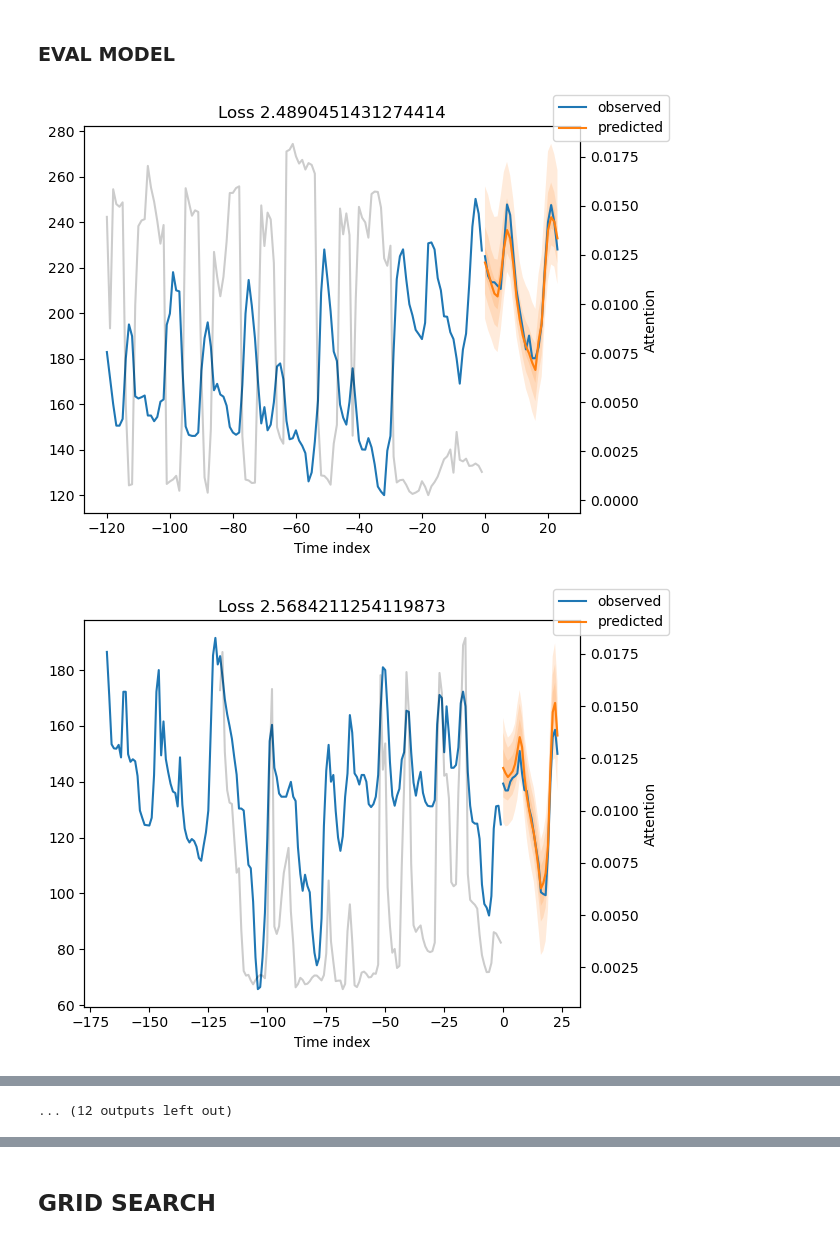
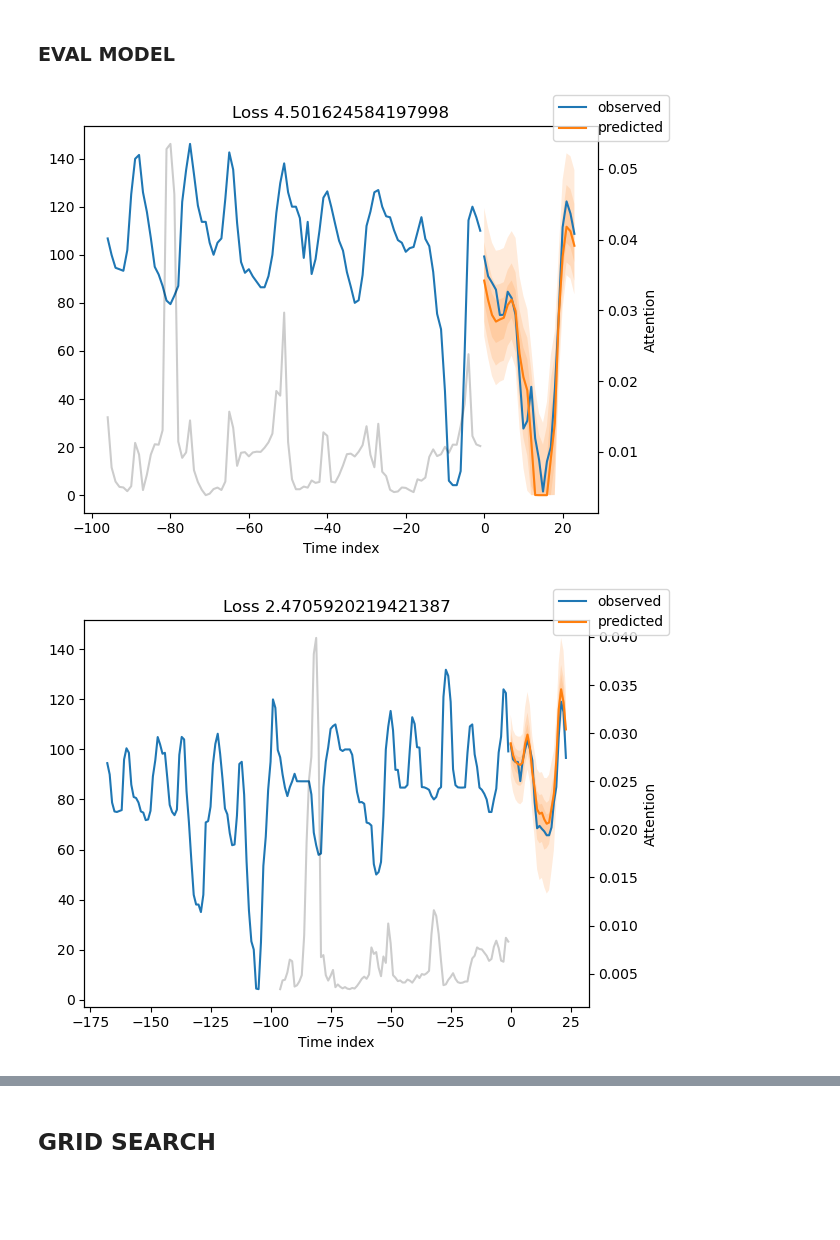
Before and after one commit to MrGG14/Electricity-Price-Forecast-TFT, a Jupyter notebook: src/TFT.ipynb, the cells around one changed output, grey strips where cells are left out. Drawn from its saved outputs; the diff is of its cells as text; code cells hidden in the pictures; blank space fills up the shorter version.

```diff
--- a/src/TFT.ipynb
+++ b/src/TFT.ipynb
@@ -37,12 +37,12 @@ from tft_helper import get_best_lr, tft_trainer, tft_predict, run_hyperparameter
 # %% [markdown]
 # PARAMS
 # %%
-model_days = 700
+model_days = 365
 # validation_days = 14
 # test_days = 15
-n_prev_hours = 24*21
+n_prev_hours = 24*3
 group = 'month'
-epochs = 30
+epochs = 25
 exp_path = 'TFT_experiments.xlsx'
 
 
@@ -57,9 +57,10 @@ lr_logger = LearningRateMonitor()  # log the learning rate
 
 
 #TFT params
-tft_params =  {'gradient_clip_val': 0.05808054277495504, 'hidden_size': 32, 'dropout': 0.2997107370422699, 'hidden_continuous_size': 19, 'attention_head_size': 2, 'learning_rate': 0.017853144294677083}
-# tft_params =  {'gradient_clip_val': 0.010584137969017322, 'hidden_size': 36, 'dropout': 0.2960659121982872, 'hidden_continuous_size': 22, 'attention_head_size': 4, 'learning_rate': 0.0010322318420096076}
+# tft_params =  {'gradient_clip_val': 0.05808054277495504, 'hidden_size': 32, 'dropout': 0.2997107370422699, 'hidden_continuous_size': 19, 'attention_head_size': 2, 'learning_rate': 0.017853144294677083}
+tft_params =  {'gradient_clip_val': 0.01, 'hidden_size': 36, 'dropout': 0.3, 'hidden_continuous_size': 22, 'attention_head_size': 4, 'learning_rate': 0.001}
 # tft_params = {'gradient_clip_val': 0.46964879113018865, 'hidden_size': 8, 'dropout': 0.10391553098833228, 'hidden_continuous_size': 8, 'attention_head_size': 4, 'learning_rate': 0.2855372166883186}
+# tft_params =  {'gradient_clip_val': 0.05, 'hidden_size': 32, 'dropout': 0.25, 'hidden_continuous_size': 32, 'attention_head_size': 6, 'learning_rate': 0.005}
 
 
 hyperparams_grid = {
@@ -281,7 +265,7 @@ AttributeError: 'LearningRateFinder' object has no attribute 'optimal_lr'
 ## TRAIN MODEL
 # %%
 if not grid_search:
-    tft_params['learning_rate'] = 0.01 #0.017
+    # tft_params['learning_rate'] = 0.01 #0.017
     tft, val_loss = tft_trainer(train, train_dataloader, val_dataloader, max_epochs=epochs, save_model=False, **tft_params)
     save_exp_results(exp_path, tft_params, model_days, n_prev_hours, group, val_loss, epochs)
 # %% [output]
@@ -308,7 +290,7 @@ Number of parameters in network: 153.1k
 ### EVAL MODEL
 # %%
 if not grid_search:
-    tft_predict(tft, val_dataloader)
+    preds = tft_predict(tft, val_dataloader)
 # %% [output]
-[figure, old version]
+[figure, new version]
-[figure, old version]
+[figure, new version]
@@ -325 +306,0 @@ if not grid_search:
-... (12 outputs left out)
```
Also changed, not shown: parts of 23 cells of this notebook, 30 other files.
